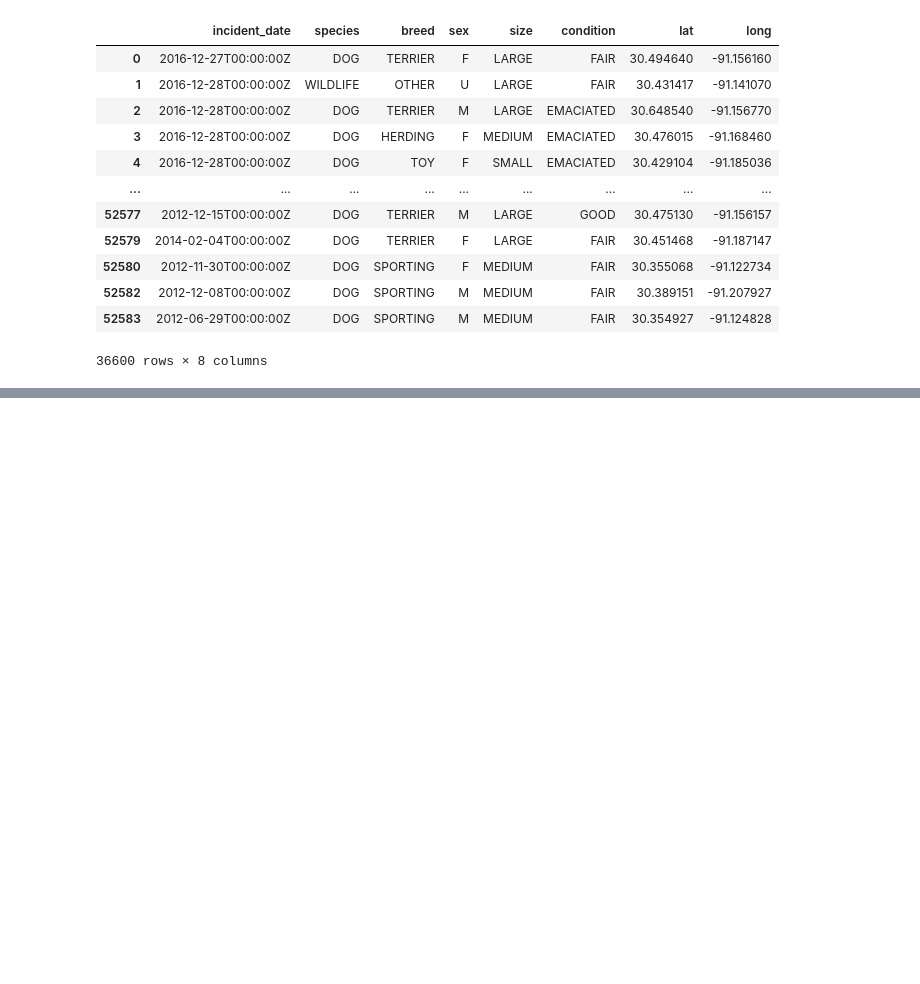
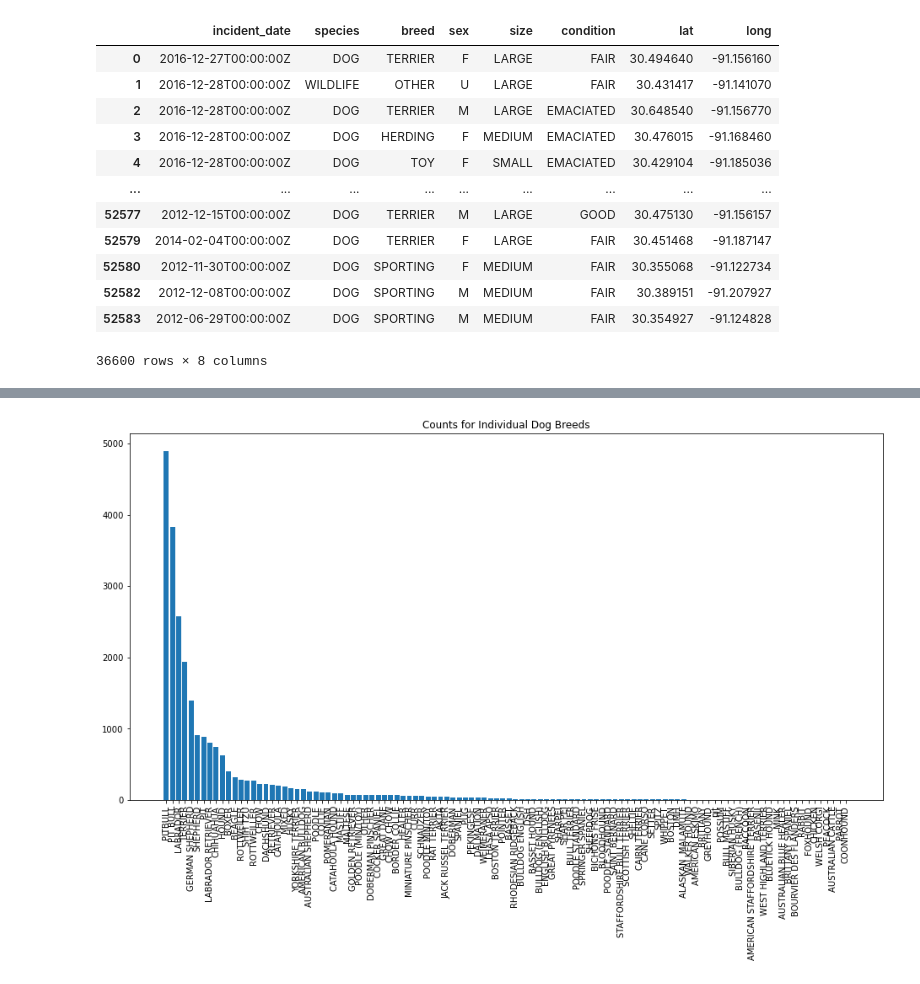
Before and after one commit to PaulaEsteban2000/CSE151A_UrbanAnimals, a Jupyter notebook: notebook.ipynb, the cells around one changed output, grey strips where cells are left out. Cells and saved outputs as stored; diff of their text form; code cells hidden in the pictures; blank space fills up the shorter version.

```diff
--- a/notebook.ipynb
+++ b/notebook.ipynb
@@ -234,0 +289,8 @@ categories
+# %%
+plt.figure(figsize=(16,8))
+plt.bar(x=dogs_df['breed'].value_counts().index, height=dogs_df['breed'].value_counts())
+plt.xticks(rotation=90)
+plt.title('Counts for Individual Dog Breeds')
+plt.show()
+# %% [output]
+[figure, added]
```
Also changed, not shown: parts of 7 cells of this notebook.
